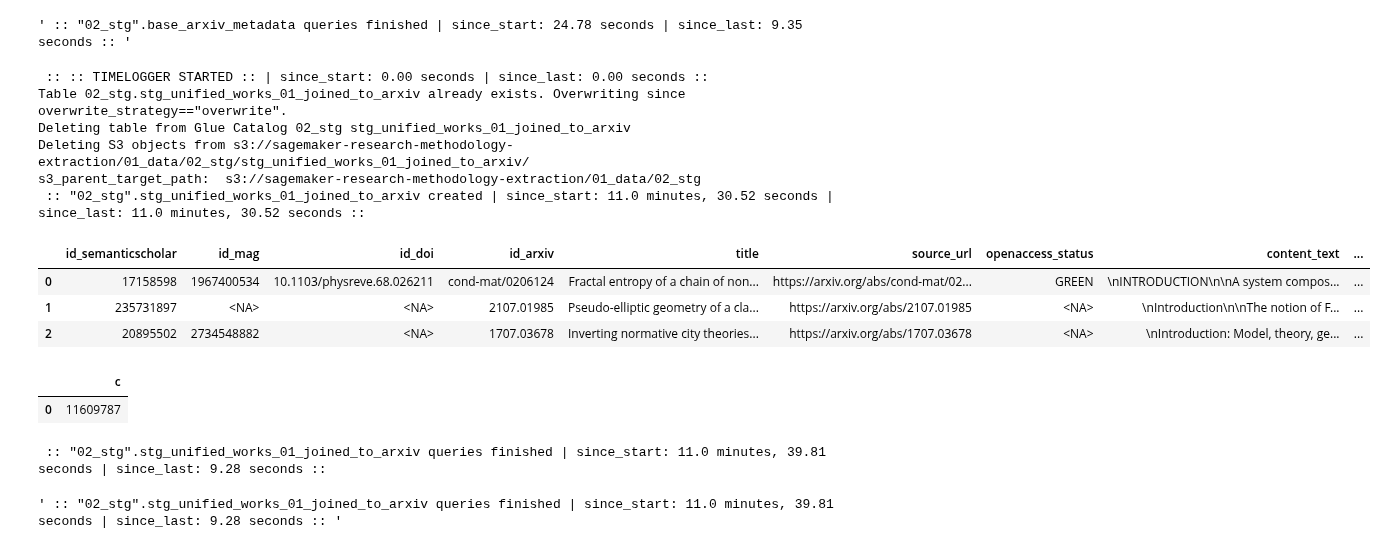
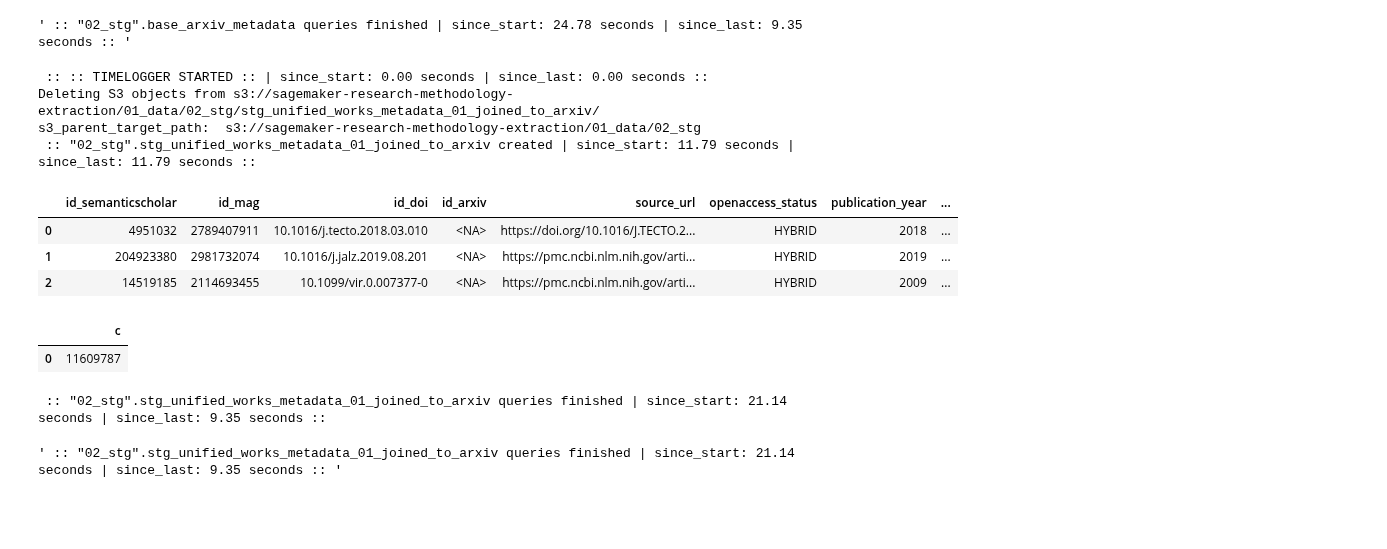
Before and after one commit to ka-steve/sagemaker_research_classification, a Jupyter notebook: src/04_transformation/04_01_transformation_control.ipynb, the cells around one changed output. Cells and saved outputs as stored; diff of their text form; code cells hidden in the pictures; blank space fills up the shorter version.

```diff
--- a/src/04_transformation/04_01_transformation_control.ipynb
+++ b/src/04_transformation/04_01_transformation_control.ipynb
@@ -110,4 +107,0 @@ s3_parent_target_path:  s3://sagemaker-research-methodology-extraction/01_data/0
-# %%
-utils.pd_set_options()
-display(wr.athena.read_sql_query("""SELECT * FROM "02_stg".base_openalex_works_reduced LIMIT 5 """, '02_stg'))
-display(wr.athena.read_sql_query("""SELECT COUNT(*) AS c FROM "02_stg".base_openalex_works_reduced """, '02_stg'))
@@ -180,3 +165,18 @@ s3_parent_target_path:  s3://sagemaker-research-methodology-extraction/01_data/0
 | 0 | 11609787 |
  :: "02_stg".stg_semanticscholar_combined_works queries finished | since_start: 13.0 minutes, 58.61 seconds | since_last: 10.29 seconds ::
 ' :: "02_stg".stg_semanticscholar_combined_works queries finished | since_start: 13.0 minutes, 58.61 seconds | since_last: 10.29 seconds :: '
+# %%
+table_name = 'stg_semanticscholar_combined_works_content'
+timelogger = utils.TimeLogger()
+utils.create_table_from_sql_file(
+    database_name = '02_stg',
+    table_name = table_name,
+    overwrite_strategy='overwrite', # options: fail, overwrite, ignore
+    wait=True,
+)
+timelogger.log(f'"02_stg".{table_name} created')
+
+utils.pd_set_options(cols=300)
+display(wr.athena.read_sql_query(f"""SELECT * FROM "02_stg".{table_name} LIMIT 3 """, '02_stg'))
+display(wr.athena.read_sql_query(f"""SELECT COUNT(*) AS c FROM "02_stg".{table_name} """, '02_stg'))
+timelogger.log(f'"02_stg".{table_name} queries finished')
@@ -182,0 +196,15 @@ s3_parent_target_path:  s3://sagemaker-research-methodology-extraction/01_data/0
+# %%
+table_name = 'stg_semanticscholar_combined_works_metadata'
+timelogger = utils.TimeLogger()
+utils.create_table_from_sql_file(
+    database_name = '02_stg',
+    table_name = table_name,
+    overwrite_strategy='overwrite', # options: fail, overwrite, ignore
+    wait=True,
+)
+timelogger.log(f'"02_stg".{table_name} created')
+
+utils.pd_set_options(cols=300)
+display(wr.athena.read_sql_query(f"""SELECT * FROM "02_stg".{table_name} LIMIT 3 """, '02_stg'))
+display(wr.athena.read_sql_query(f"""SELECT COUNT(*) AS c FROM "02_stg".{table_name} """, '02_stg'))
+timelogger.log(f'"02_stg".{table_name} queries finished')
@@ -211,33 +252,31 @@ s3_parent_target_path:  s3://sagemaker-research-methodology-extraction/01_data/0
  :: "02_stg".base_arxiv_metadata queries finished | since_start: 24.78 seconds | since_last: 9.35 seconds ::
 ' :: "02_stg".base_arxiv_metadata queries finished | since_start: 24.78 seconds | since_last: 9.35 seconds :: '
 # %%
-table_name = 'stg_unified_works_01_joined_to_arxiv'
+table_name = 'stg_unified_works_metadata_01_joined_to_arxiv'
 timelogger = utils.TimeLogger()
 utils.create_table_from_sql_file(
     database_name = '02_stg',
     table_name = table_name,
     overwrite_strategy='overwrite', # options: fail, overwrite, ignore
     wait=True,
 )
 timelogger.log(f'"02_stg".{table_name} created')
 
 utils.pd_set_options(cols=300)
 display(wr.athena.read_sql_query(f"""SELECT * FROM "02_stg".{table_name} LIMIT 3 """, '02_stg'))
 display(wr.athena.read_sql_query(f"""SELECT COUNT(*) AS c FROM "02_stg".{table_name} """, '02_stg'))
 timelogger.log(f'"02_stg".{table_name} queries finished')
 # %% [output]
  :: :: TIMELOGGER STARTED :: | since_start: 0.00 seconds | since_last: 0.00 seconds ::
-Table 02_stg.stg_unified_works_01_joined_to_arxiv already exists. Overwriting since overwrite_strategy=="overwrite".
-Deleting table from Glue Catalog 02_stg stg_unified_works_01_joined_to_arxiv
-Deleting S3 objects from s3://sagemaker-research-methodology-extraction/01_data/02_stg/stg_unified_works_01_joined_to_arxiv/
+Deleting S3 objects from s3://sagemaker-research-methodology-extraction/01_data/02_stg/stg_unified_works_metadata_01_joined_to_arxiv/
 s3_parent_target_path:  s3://sagemaker-research-methodology-extraction/01_data/02_stg
- :: "02_stg".stg_unified_works_01_joined_to_arxiv created | since_start: 11.0 minutes, 30.52 seconds | since_last: 11.0 minutes, 30.52 seconds ::
+ :: "02_stg".stg_unified_works_metadata_01_joined_to_arxiv created | since_start: 11.79 seconds | since_last: 11.79 seconds ::
-|  | id_semanticscholar | id_mag | id_doi | id_arxiv | title | source_url | openaccess_status | content_text | ... |
-| 0 | 17158598 | 1967400534 | 10.1103/physreve.68.026211 | cond-mat/0206124 | Fractal entropy of a chain of non... | https://arxiv.org/abs/cond-mat/02... | GREEN | \nINTRODUCTION\n\nA system compos... | ... |
-| 1 | 235731897 | <NA> | <NA> | 2107.01985 | Pseudo-elliptic geometry of a cla... | https://arxiv.org/abs/2107.01985 | <NA> | \nIntroduction\n\nThe notion of F... | ... |
-| 2 | 20895502 | 2734548882 | <NA> | 1707.03678 | Inverting normative city theories... | https://arxiv.org/abs/1707.03678 | <NA> | \nIntroduction: Model, theory, ge... | ... |
+|  | id_semanticscholar | id_mag | id_doi | id_arxiv | source_url | openaccess_status | publication_year | ... |
+| 0 | 4951032 | 2789407911 | 10.1016/j.tecto.2018.03.010 | <NA> | https://doi.org/10.1016/J.TECTO.2... | HYBRID | 2018 | ... |
+| 1 | 204923380 | 2981732074 | 10.1016/j.jalz.2019.08.201 | <NA> | https://pmc.ncbi.nlm.nih.gov/arti... | HYBRID | 2019 | ... |
+| 2 | 14519185 | 2114693455 | 10.1099/vir.0.007377-0 | <NA> | https://pmc.ncbi.nlm.nih.gov/arti... | HYBRID | 2009 | ... |
 |  | c |
 | 0 | 11609787 |
- :: "02_stg".stg_unified_works_01_joined_to_arxiv queries finished | since_start: 11.0 minutes, 39.81 seconds | since_last: 9.28 seconds ::
+ :: "02_stg".stg_unified_works_metadata_01_joined_to_arxiv queries finished | since_start: 21.14 seconds | since_last: 9.35 seconds ::
-' :: "02_stg".stg_unified_works_01_joined_to_arxiv queries finished | since_start: 11.0 minutes, 39.81 seconds | since_last: 9.28 seconds :: '
+' :: "02_stg".stg_unified_works_metadata_01_joined_to_arxiv queries finished | since_start: 21.14 seconds | since_last: 9.35 seconds :: '
 # %%
```
Also changed, not shown: parts of 5 cells of this notebook, 4 other files.
